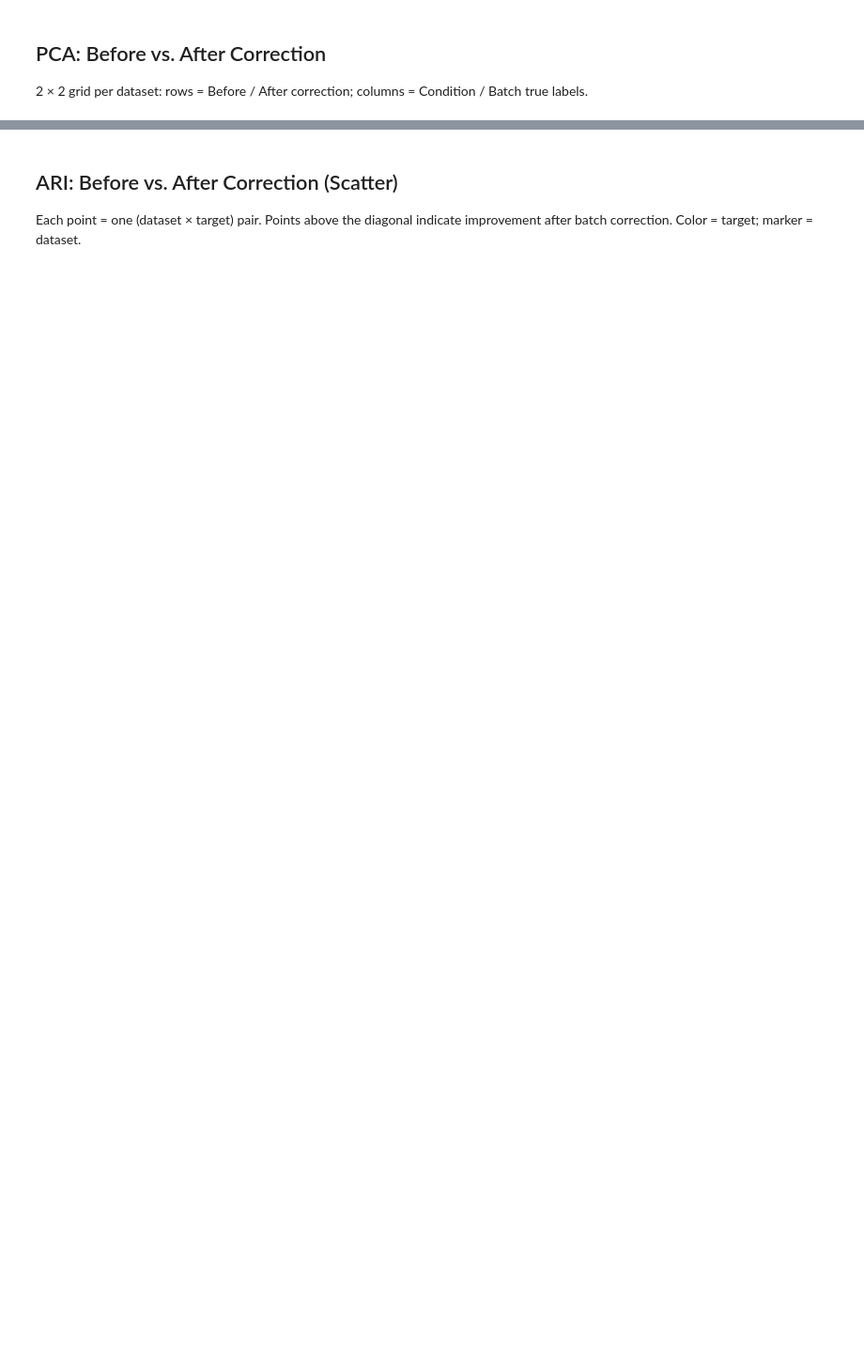
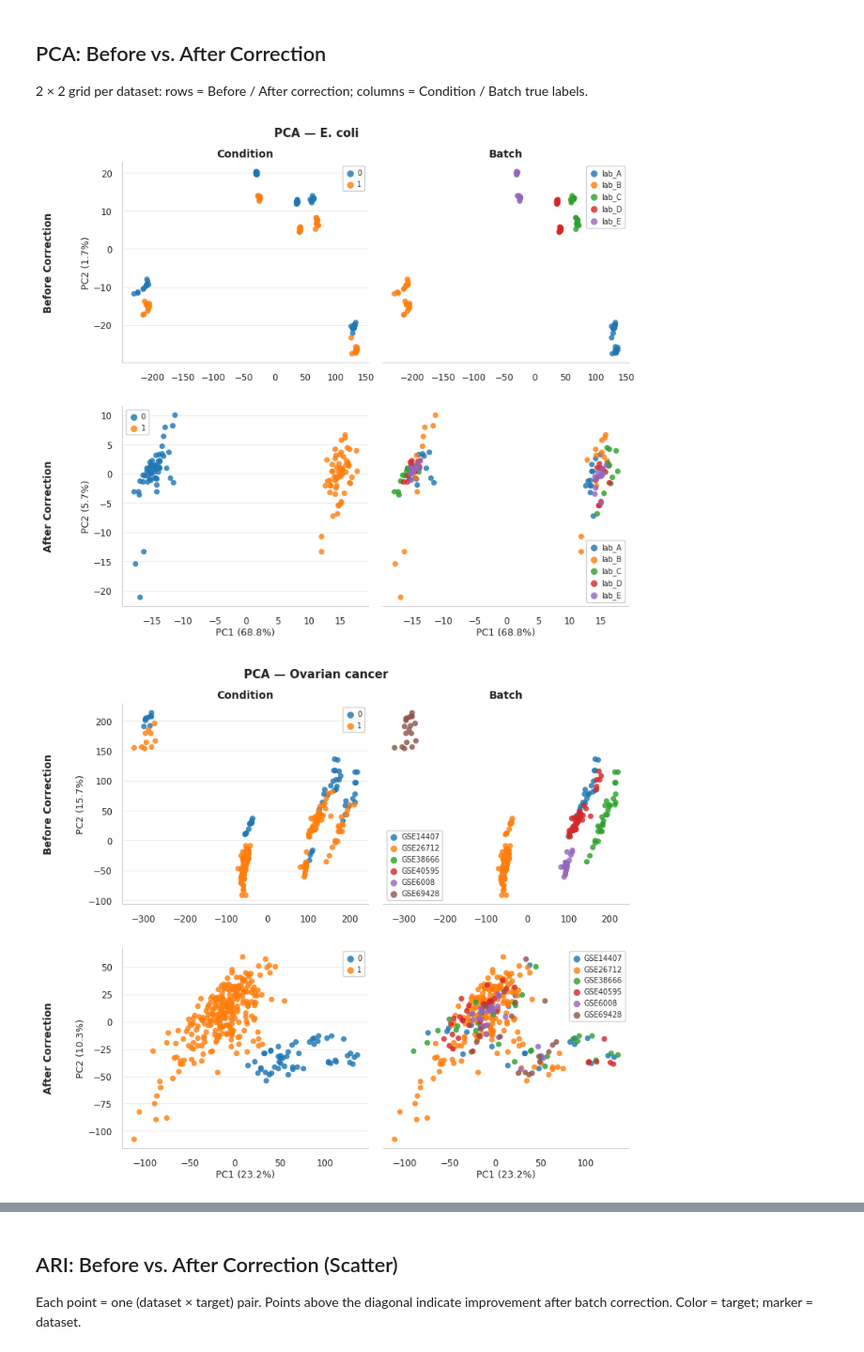
Before and after one commit to Freddsle/fedRBE, a Jupyter notebook: evaluation_clusterization_after_correction/real_datasets/04_analysis_metrics_plots.ipynb, the cells around one changed output, grey strips where cells are left out. Shown at 94% size. Cells and saved outputs as stored; diff of their text form; code cells hidden in the pictures; blank space fills up the shorter version.

Commit message:
extract plotting to make it reusable init

```diff
--- a/evaluation_clusterization_after_correction/real_datasets/04_analysis_metrics_plots.ipynb
+++ b/evaluation_clusterization_after_correction/real_datasets/04_analysis_metrics_plots.ipynb
@@ -404,0 +183,11 @@ for ds_name, data in dataset_data.items():
+# %%
+import sys
+sys.path.append(str(REPO_ROOT / "evaluation_utils"))
+from learning_evaluation_plot_helpers import plot_pca_dataset
+
+
+for ds_name, data in dataset_data.items():
+    plot_pca_dataset(ds_name, data)
+# %% [output]
+[figure, added]
+[figure, added]
```
Also changed, not shown: parts of 11 cells of this notebook, 6 other files.
